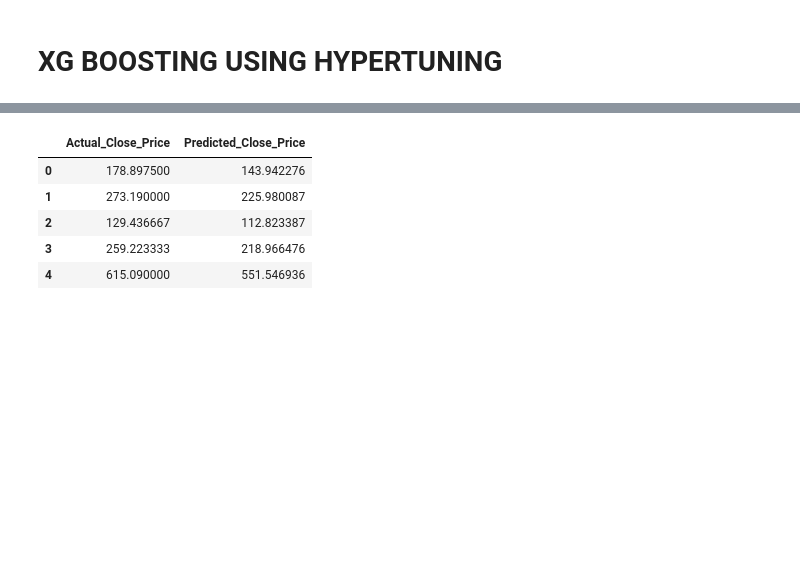
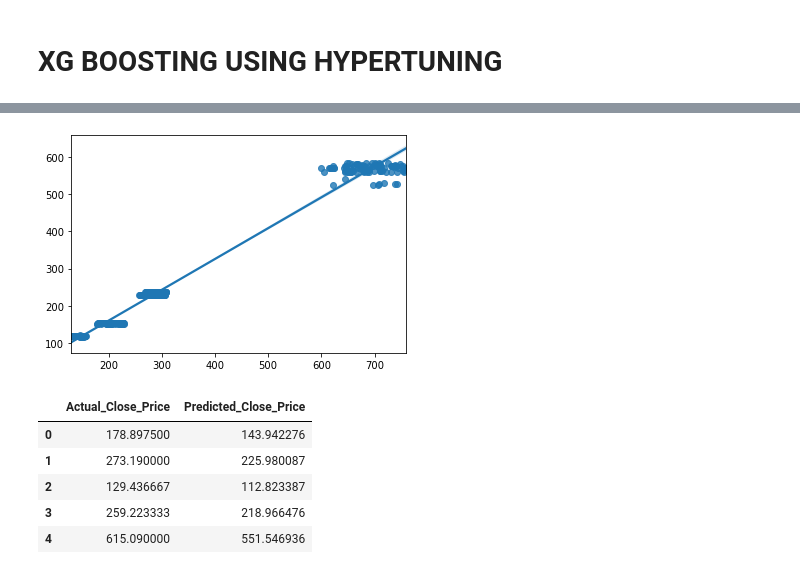
Before and after one commit to anirudhsaxena13/Technocolabs-Internship, a Jupyter notebook: modeling1.ipynb, the cells around one changed output, grey strips where cells are left out. Cells and saved outputs as stored; diff of their text form; code cells hidden in the pictures; blank space fills up the shorter version.

```diff
--- a/modeling1.ipynb
+++ b/modeling1.ipynb
@@ -306,3 +313,7 @@ RMSE : 83.91586794892531 mae : 71.93783924801248 r^2 : 0.8101898848266124
+# %%
+rp = sns.regplot(x=y_test, y=y_pred)
+# %% [output]
+[figure, added]
 # %%
 d = pd.DataFrame({'Actual_Close_Price': y_test, 'Predicted_Close_Price': y_pred})
 d.head(5)
```
Also changed, not shown: parts of 10 cells of this notebook.
